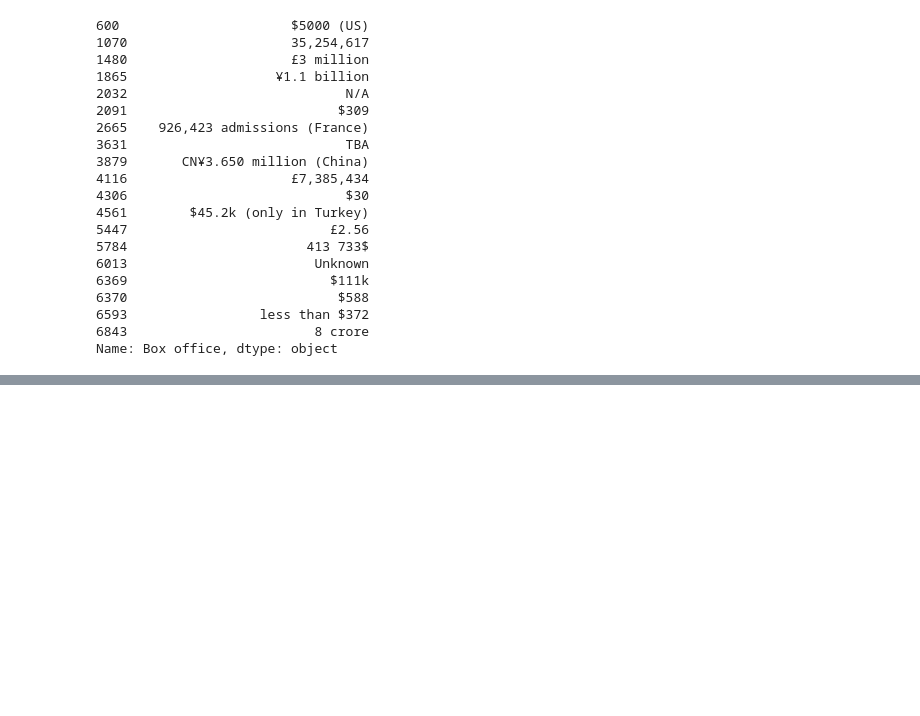
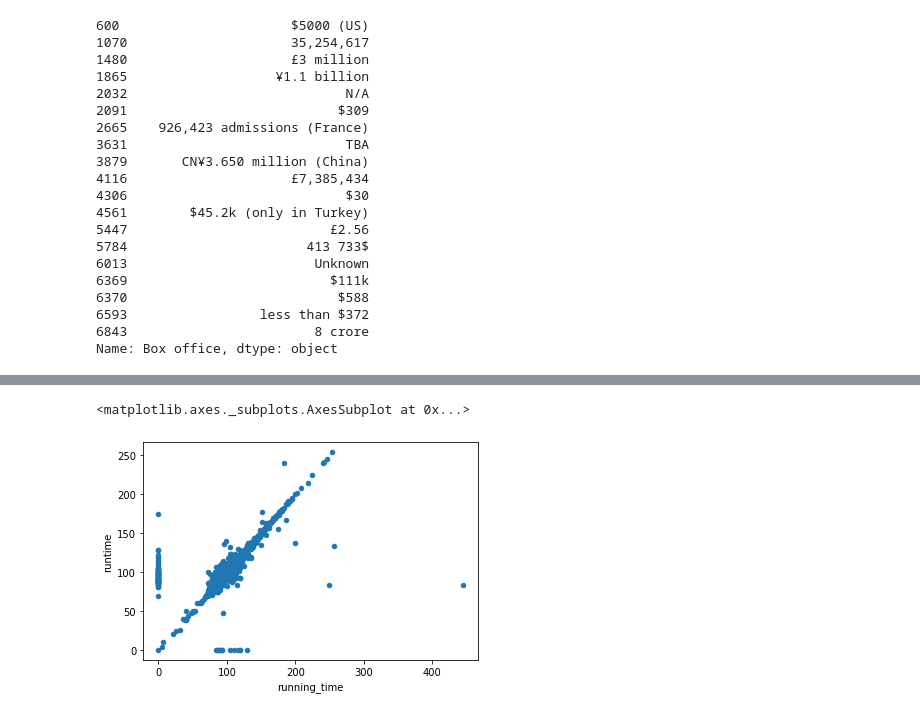
Before and after one commit to jennitian/jennifertian_moviesETL, a Jupyter notebook: Movies.ipynb, the cells around one changed output, grey strips where cells are left out. Cells and saved outputs as stored; diff of their text form; code cells hidden in the pictures; blank space fills up the shorter version.

```diff
--- a/Movies.ipynb
+++ b/Movies.ipynb
@@ -233,0 +297,11 @@ def parse_dollars(s):
+# %%
+#converting video data to Booleans
+kaggle_metadata['video'] = kaggle_metadata['video'] == 'True'
+# %%
+#converting numeric types to numeric
+kaggle_metadata['budget'] = kaggle_metadata['budget'].astype(int)
+kaggle_metadata['id'] = pd.to_numeric(kaggle_metadata['id'], errors='raise')
+kaggle_metadata['popularity'] = pd.to_numeric(kaggle_metadata['popularity'], errors='raise')
+# %%
+#converting date to datetime
+kaggle_metadata['release_date'] = pd.to_datetime(kaggle_metadata['release_date'])
@@ -233,0 +333,6 @@ def parse_dollars(s):
+# %%
+#how similar is runtimes
+movies_df.fillna(0).plot(x='running_time', y='runtime', kind='scatter')
+# %% [output]
+<matplotlib.axes._subplots.AxesSubplot at 0x...>
+[figure, added]
```
Also changed, not shown: parts of 24 cells of this notebook, 1 other file.
